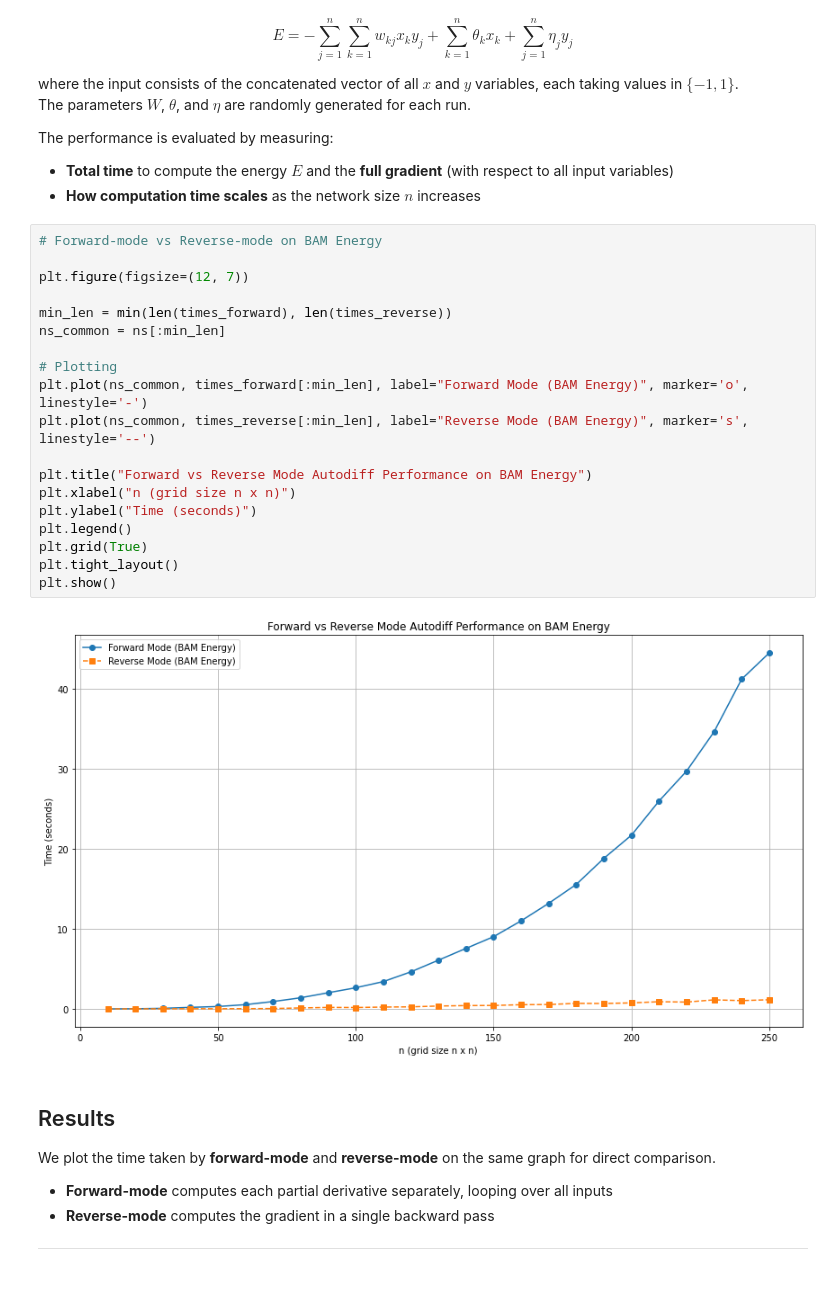
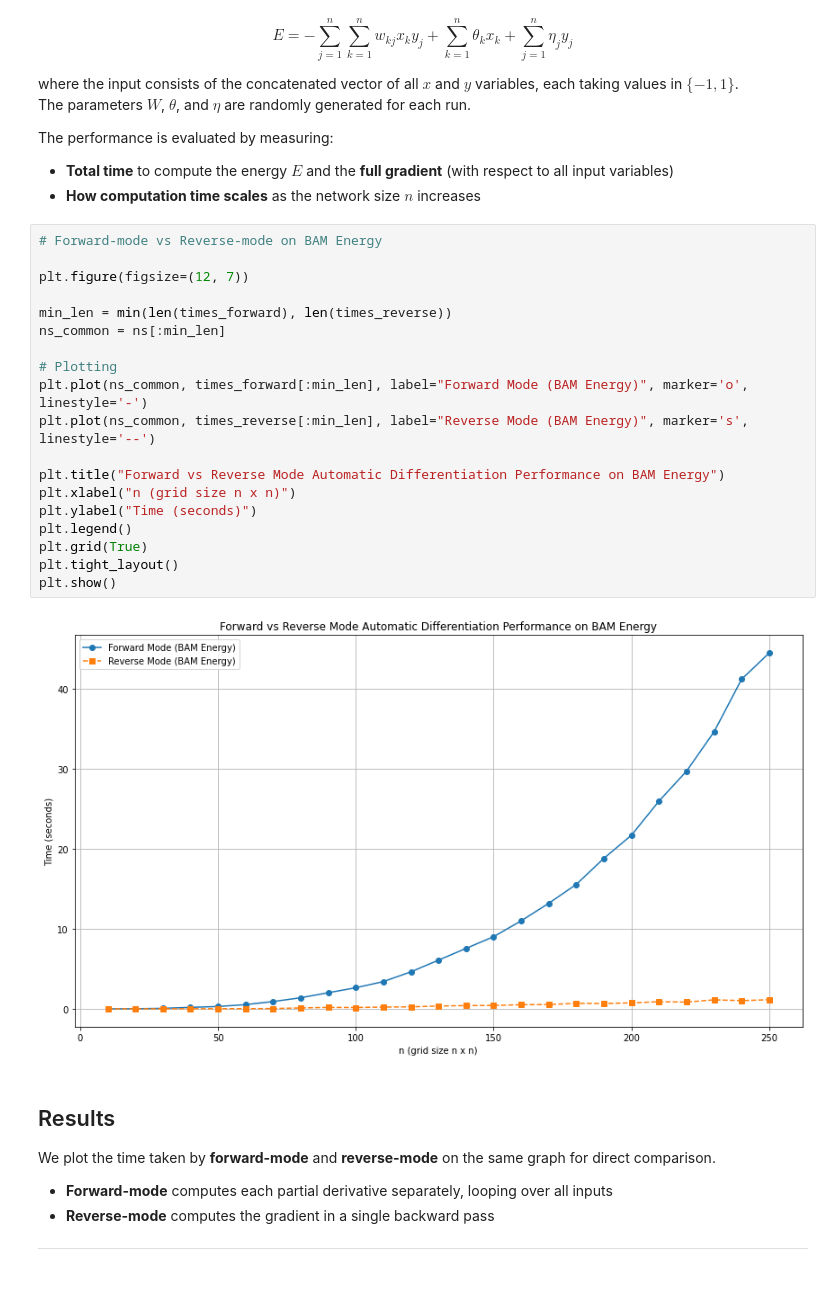
Before and after one commit to Isi-17/Thesis-M, a Jupyter notebook: 01-AD.ipynb, the cells around one changed output. Cells and saved outputs as stored; diff of their text form.

```diff
--- a/01-AD.ipynb
+++ b/01-AD.ipynb
@@ -955,24 +955,24 @@ The performance is evaluated by measuring:
 # %%
 # Forward-mode vs Reverse-mode on BAM Energy
 
 plt.figure(figsize=(12, 7))
 
 min_len = min(len(times_forward), len(times_reverse))
 ns_common = ns[:min_len]
 
 # Plotting
 plt.plot(ns_common, times_forward[:min_len], label="Forward Mode (BAM Energy)", marker='o', linestyle='-')
 plt.plot(ns_common, times_reverse[:min_len], label="Reverse Mode (BAM Energy)", marker='s', linestyle='--')
 
-plt.title("Forward vs Reverse Mode Autodiff Performance on BAM Energy")
+plt.title("Forward vs Reverse Mode Automatic Differentiation Performance on BAM Energy")
 plt.xlabel("n (grid size n x n)")
 plt.ylabel("Time (seconds)")
 plt.legend()
 plt.grid(True)
 plt.tight_layout()
 plt.show()
 # %% [output]
-[figure, old version]
+[figure, new version]
 # %% [markdown]
 ## Results
 
```
Also changed, not shown: parts of 9 cells of this notebook.
